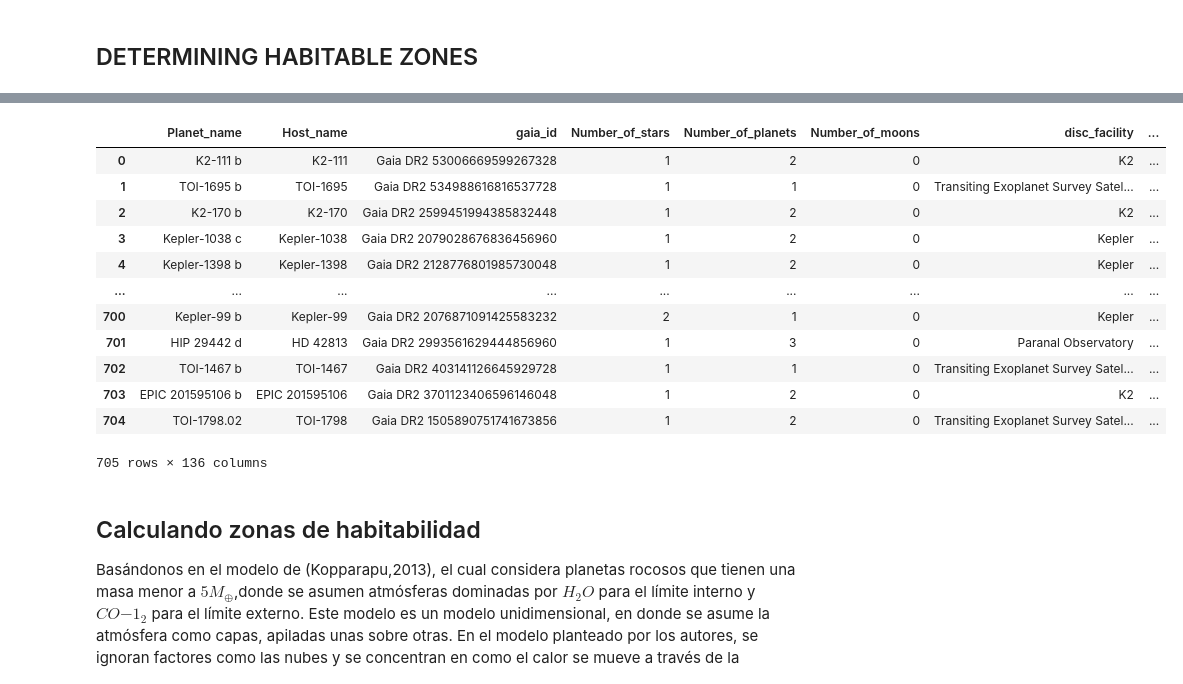
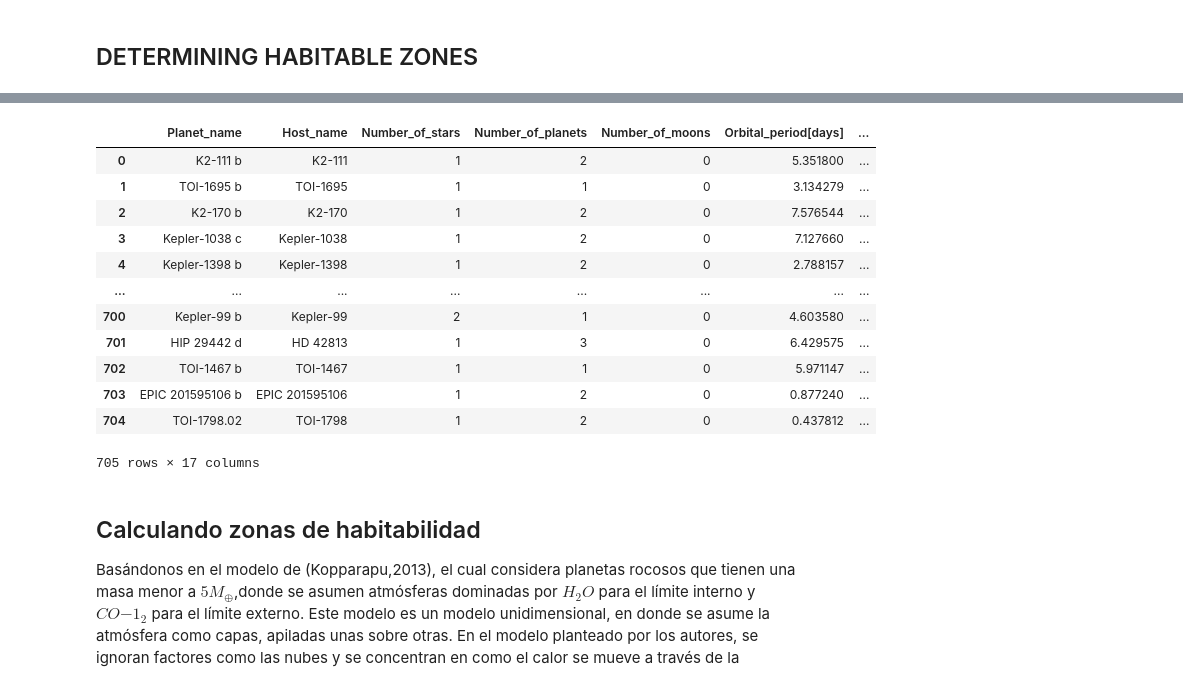
Before and after one commit to Vegaaa99/Tesis, a Jupyter notebook: Data_Analysisi.ipynb, the cells around one changed output, grey strips where cells are left out. Drawn from its saved outputs; the diff is of its cells as text; code cells hidden in the pictures.

```diff
--- a/Data_Analysisi.ipynb
+++ b/Data_Analysisi.ipynb
@@ -22,21 +21,29 @@ SyntaxError: invalid syntax (877272949.py, line 6)
 # %%
 # Read the CSV file with space as the delimiter
-exoplanet_data = pd.read_csv('exoplanet_data.csv', sep=',', comment='#')
+exoplanet_data_ = pd.read_csv('exoplanet_data.csv', sep=',', comment='#')
+exoplanet_data = exoplanet_data_[['Planet_name', 'Host_name', 'Number_of_stars',
+                                'Number_of_planets', 'Number_of_moons',
+                                'Orbital_period[days]', 'Orbit_semimajor_axis', 'Planet_radius[Earth]',
+                                'Planet_mass[Earth]', 'Planet_density[g/cm^3]','Orbit_eccentricity',
+                                'Planet_equilibrium_temperature[K]', 'Spectral_type','Stellar_effective_temperature',
+                                'Stellar_radius', 'Stellar_mass','Stellar_luminocity[log(sun)]'
+
+                                ]]
 exoplanet_data
 # %% [output]
-|  | Planet_name | Host_name | gaia_id | Number_of_stars | Number_of_planets | Number_of_moons | disc_facility | ... |
-| 0 | K2-111 b | K2-111 | Gaia DR2 53006669599267328 | 1 | 2 | 0 | K2 | ... |
-| 1 | TOI-1695 b | TOI-1695 | Gaia DR2 534988616816537728 | 1 | 1 | 0 | Transiting Exoplanet Survey Satel... | ... |
-| 2 | K2-170 b | K2-170 | Gaia DR2 2599451994385832448 | 1 | 2 | 0 | K2 | ... |
-| 3 | Kepler-1038 c | Kepler-1038 | Gaia DR2 2079028676836456960 | 1 | 2 | 0 | Kepler | ... |
-| 4 | Kepler-1398 b | Kepler-1398 | Gaia DR2 2128776801985730048 | 1 | 2 | 0 | Kepler | ... |
-| ... | ... | ... | ... | ... | ... | ... | ... | ... |
-| 700 | Kepler-99 b | Kepler-99 | Gaia DR2 2076871091425583232 | 2 | 1 | 0 | Kepler | ... |
-| 701 | HIP 29442 d | HD 42813 | Gaia DR2 2993561629444856960 | 1 | 3 | 0 | Paranal Observatory | ... |
-| 702 | TOI-1467 b | TOI-1467 | Gaia DR2 403141126645929728 | 1 | 1 | 0 | Transiting Exoplanet Survey Satel... | ... |
-| 703 | EPIC 201595106 b | EPIC 201595106 | Gaia DR2 3701123406596146048 | 1 | 2 | 0 | K2 | ... |
-| 704 | TOI-1798.02 | TOI-1798 | Gaia DR2 1505890751741673856 | 1 | 2 | 0 | Transiting Exoplanet Survey Satel... | ... |
+|  | Planet_name | Host_name | Number_of_stars | Number_of_planets | Number_of_moons | Orbital_period[days] | ... |
+| 0 | K2-111 b | K2-111 | 1 | 2 | 0 | 5.351800 | ... |
+| 1 | TOI-1695 b | TOI-1695 | 1 | 1 | 0 | 3.134279 | ... |
+| 2 | K2-170 b | K2-170 | 1 | 2 | 0 | 7.576544 | ... |
+| 3 | Kepler-1038 c | Kepler-1038 | 1 | 2 | 0 | 7.127660 | ... |
+| 4 | Kepler-1398 b | Kepler-1398 | 1 | 2 | 0 | 2.788157 | ... |
+| ... | ... | ... | ... | ... | ... | ... | ... |
+| 700 | Kepler-99 b | Kepler-99 | 2 | 1 | 0 | 4.603580 | ... |
+| 701 | HIP 29442 d | HD 42813 | 1 | 3 | 0 | 6.429575 | ... |
+| 702 | TOI-1467 b | TOI-1467 | 1 | 1 | 0 | 5.971147 | ... |
+| 703 | EPIC 201595106 b | EPIC 201595106 | 1 | 2 | 0 | 0.877240 | ... |
+| 704 | TOI-1798.02 | TOI-1798 | 1 | 2 | 0 | 0.437812 | ... |
-705 rows × 136 columns
+705 rows × 17 columns
 # %% [markdown]
 ## Calculando zonas de habitabilidad
 
```
Also changed, not shown: parts of 42 cells of this notebook, 4 other files.
